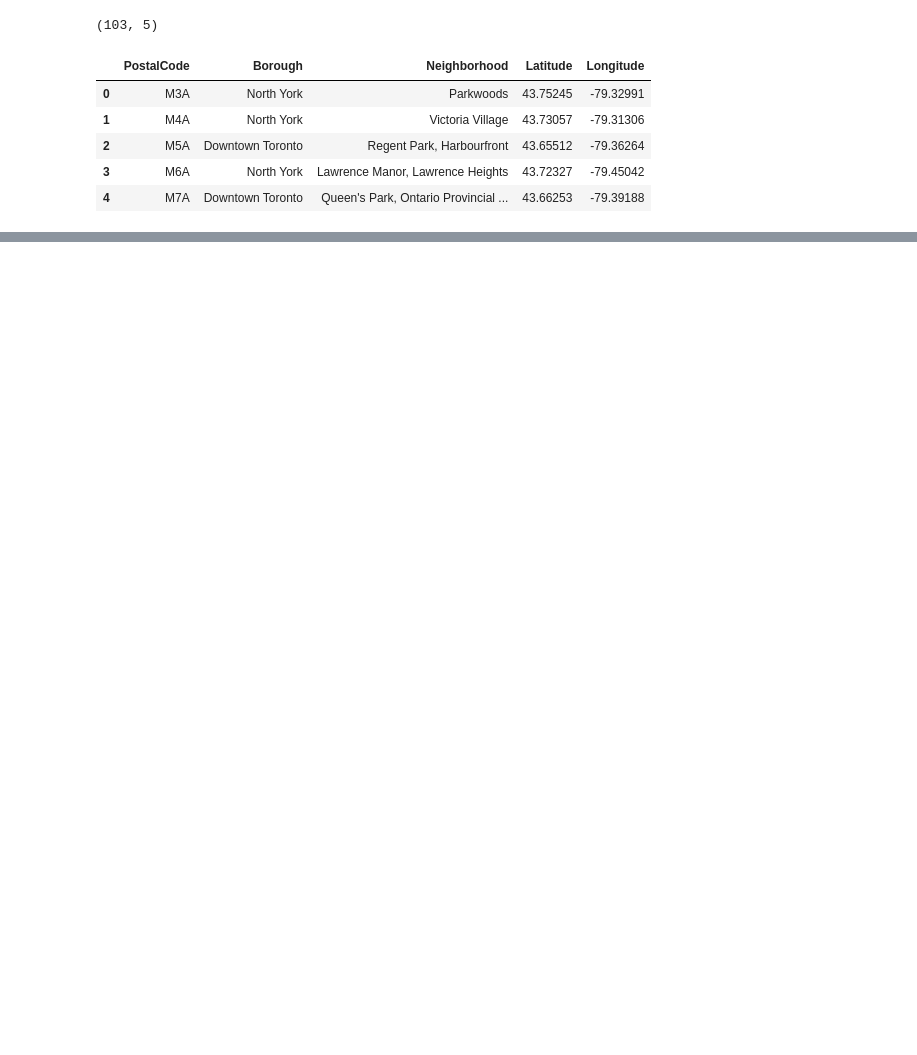
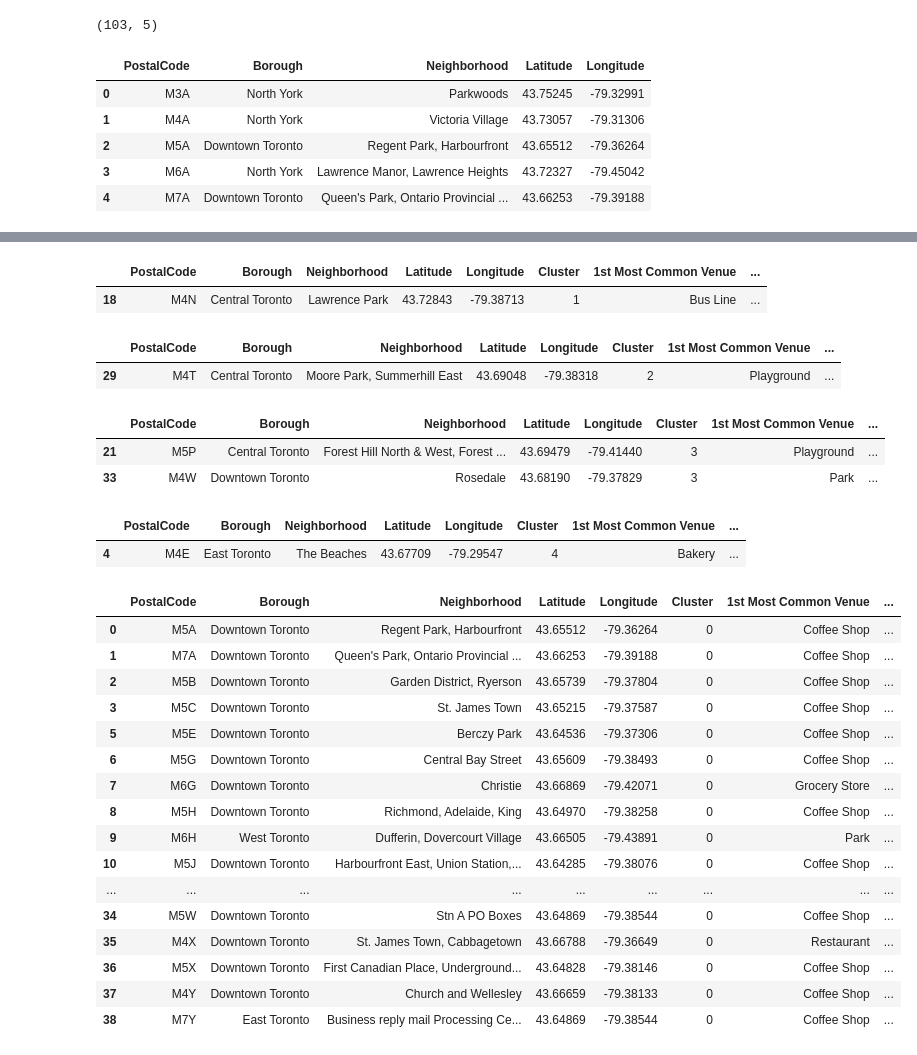
Before and after one commit to pawanrajs/Coursera_Capstone, a Jupyter notebook: Week3_Final_Assignment.ipynb, the cells around one changed output, grey strips where cells are left out. Saved outputs shown, nothing was run; the diff lists cells and outputs as text; code cells hidden in the pictures; blank space fills up the shorter version.

```diff
--- a/Week3_Final_Assignment.ipynb
+++ b/Week3_Final_Assignment.ipynb
@@ -149,0 +426,8 @@ Boroughs that contain Toronto:  39
+# %%
+num_top_venues = 5
+
+for hood in toronto_grouped["Neighborhood"]:
+    print("-"*10, hood, "-"*10)
+    temp = toronto_grouped[toronto_grouped["Neighborhood"] == hood].T.reset_index()[1:]
+    temp.columns = ["Venue", "Frequency"]
+    print(temp.sort_values("Frequency", ascending=False).reset_index(drop=True).head(num_top_venues), "\n")
@@ -149,0 +493,9 @@ Boroughs that contain Toronto:  39
+# %%
+k = 5
+
+toronto_cluster_df = toronto_grouped.drop("Neighborhood", axis=1)
+
+kmeans = sklearn.cluster.KMeans(n_clusters=k, random_state=0).fit(toronto_cluster_df)
+
+# check cluster labels generated for each row in the dataframe
+kmeans.labels_
@@ -149,0 +507,3 @@ Boroughs that contain Toronto:  39
+# %%
+neighborhoods_venues_sorted.insert(0, "Cluster", kmeans.labels_)
+neighborhoods_venues_sorted.head()
@@ -149,0 +519,4 @@ Boroughs that contain Toronto:  39
+# %%
+toronto_venue_clusters = df_toronto_hood
+toronto_venue_clusters = toronto_venue_clusters.merge(neighborhoods_venues_sorted.set_index("Neighborhood"), on="Neighborhood")
+toronto_venue_clusters.head()
@@ -149,0 +568,41 @@ Boroughs that contain Toronto:  39
+# %%
+toronto_venue_clusters[toronto_venue_clusters["Cluster"] == 1]
+# %% [output]
+|  | PostalCode | Borough | Neighborhood | Latitude | Longitude | Cluster | 1st Most Common Venue | ... |
+| 18 | M4N | Central Toronto | Lawrence Park | 43.72843 | -79.38713 | 1 | Bus Line | ... |
+# %%
+toronto_venue_clusters[toronto_venue_clusters["Cluster"] == 2]
+# %% [output]
+|  | PostalCode | Borough | Neighborhood | Latitude | Longitude | Cluster | 1st Most Common Venue | ... |
+| 29 | M4T | Central Toronto | Moore Park, Summerhill East | 43.69048 | -79.38318 | 2 | Playground | ... |
+# %%
+toronto_venue_clusters[toronto_venue_clusters["Cluster"] == 3]
+# %% [output]
+|  | PostalCode | Borough | Neighborhood | Latitude | Longitude | Cluster | 1st Most Common Venue | ... |
+| 21 | M5P | Central Toronto | Forest Hill North & West, Forest ... | 43.69479 | -79.41440 | 3 | Playground | ... |
+| 33 | M4W | Downtown Toronto | Rosedale | 43.68190 | -79.37829 | 3 | Park | ... |
+# %%
+toronto_venue_clusters[toronto_venue_clusters["Cluster"] == 4]
+# %% [output]
+|  | PostalCode | Borough | Neighborhood | Latitude | Longitude | Cluster | 1st Most Common Venue | ... |
+| 4 | M4E | East Toronto | The Beaches | 43.67709 | -79.29547 | 4 | Bakery | ... |
+# %%
+toronto_venue_clusters[toronto_venue_clusters["Cluster"] == 0]
+# %% [output]
+|  | PostalCode | Borough | Neighborhood | Latitude | Longitude | Cluster | 1st Most Common Venue | ... |
+| 0 | M5A | Downtown Toronto | Regent Park, Harbourfront | 43.65512 | -79.36264 | 0 | Coffee Shop | ... |
+| 1 | M7A | Downtown Toronto | Queen's Park, Ontario Provincial ... | 43.66253 | -79.39188 | 0 | Coffee Shop | ... |
+| 2 | M5B | Downtown Toronto | Garden District, Ryerson | 43.65739 | -79.37804 | 0 | Coffee Shop | ... |
+| 3 | M5C | Downtown Toronto | St. James Town | 43.65215 | -79.37587 | 0 | Coffee Shop | ... |
+| 5 | M5E | Downtown Toronto | Berczy Park | 43.64536 | -79.37306 | 0 | Coffee Shop | ... |
+| 6 | M5G | Downtown Toronto | Central Bay Street | 43.65609 | -79.38493 | 0 | Coffee Shop | ... |
+| 7 | M6G | Downtown Toronto | Christie | 43.66869 | -79.42071 | 0 | Grocery Store | ... |
+| 8 | M5H | Downtown Toronto | Richmond, Adelaide, King | 43.64970 | -79.38258 | 0 | Coffee Shop | ... |
+| 9 | M6H | West Toronto | Dufferin, Dovercourt Village | 43.66505 | -79.43891 | 0 | Park | ... |
+| 10 | M5J | Downtown Toronto | Harbourfront East, Union Station,... | 43.64285 | -79.38076 | 0 | Coffee Shop | ... |
+| ... | ... | ... | ... | ... | ... | ... | ... | ... |
+| 34 | M5W | Downtown Toronto | Stn A PO Boxes | 43.64869 | -79.38544 | 0 | Coffee Shop | ... |
+| 35 | M4X | Downtown Toronto | St. James Town, Cabbagetown | 43.66788 | -79.36649 | 0 | Restaurant | ... |
+| 36 | M5X | Downtown Toronto | First Canadian Place, Underground... | 43.64828 | -79.38146 | 0 | Coffee Shop | ... |
+| 37 | M4Y | Downtown Toronto | Church and Wellesley | 43.66659 | -79.38133 | 0 | Coffee Shop | ... |
+| 38 | M7Y | East Toronto | Business reply mail Processing Ce... | 43.64869 | -79.38544 | 0 | Coffee Shop | ... |
```
Also changed, not shown: parts of 42 cells of this notebook.
